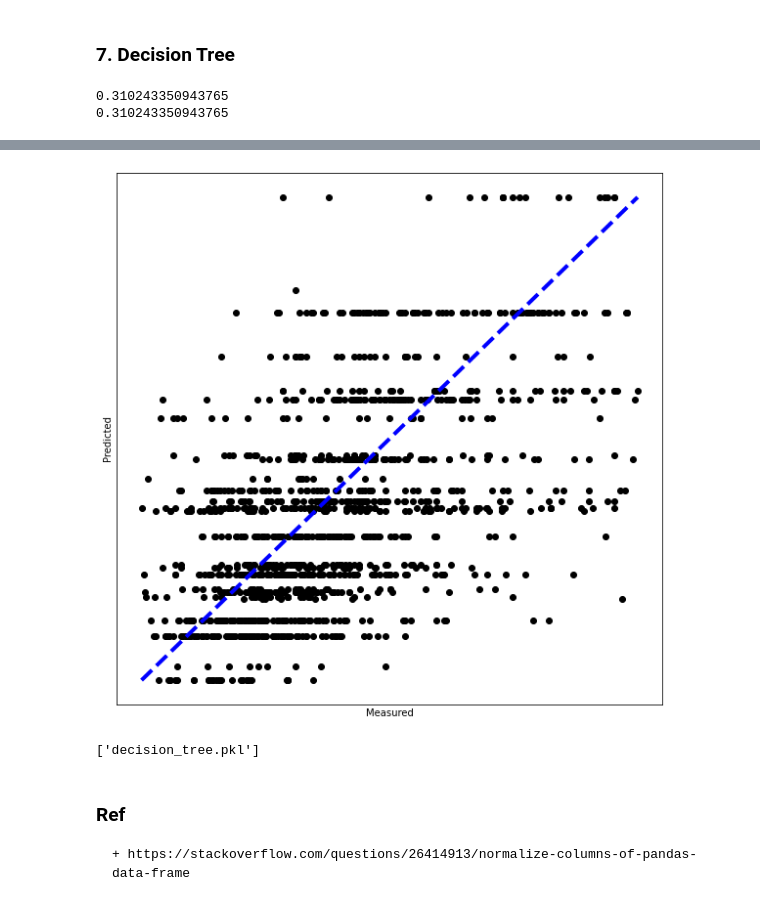
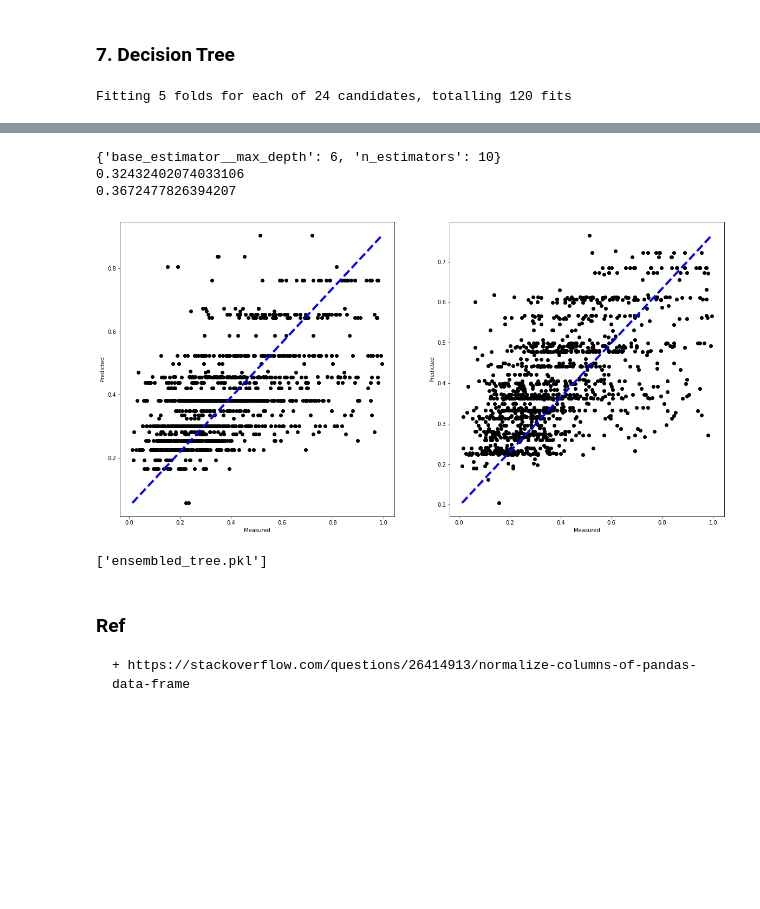
Before and after one commit to Kevin-Zhao-Github/s14lab2, a Jupyter notebook: lab2_pricing_houses.ipynb, the cells around one changed output, grey strips where cells are left out. Cells and saved outputs as stored; diff of their text form; code cells hidden in the pictures; blank space fills up the shorter version.

Commit message:
Added decision tree

```diff
--- a/lab2_pricing_houses.ipynb
+++ b/lab2_pricing_houses.ipynb
@@ -140,6 +141,8 @@ regr = linear_model.LinearRegression()
 
 label = ['SOLDPRICE']
 features = ['BEDS', 'BATHS', 'SQFT', 'AGE', 'LOTSIZE', 'GARAGE']
+# %%
+stats = {}
 # %%
 # Filter out empties
 
@@ -157,9 +160,14 @@ for f in features + label:
     # Interaction terms
 
     # Standardize
+    stats[f'{f}_mean'] = filter_data[f].mean()
+    stats[f'{f}_std'] = filter_data[f].std()
+
     filter_data[f] = (filter_data[f] - filter_data[f].mean()) / filter_data[f].std()
 
     # v. Normalize
+    stats[f'{f}_min'] = filter_data[f].min()
+    stats[f'{f}_max'] = filter_data[f].max()
     filter_data[f] = (filter_data[f] - filter_data[f].min()) / (filter_data[f].max() - filter_data[f].min())
 
 filter_data = filter_data.reset_index()
@@ -338,35 +349,49 @@ joblib.dump(regr, 'lin_regr.pkl')
 # Run DecisionTreeRegressor
 # HINT: https://scikit-learn.org/stable/modules/generated/sklearn.tree.DecisionTreeRegressor.html
 from sklearn.tree import DecisionTreeRegressor
+from sklearn.ensemble import AdaBoostRegressor
+from sklearn.model_selection import GridSearchCV
+
+params = {'base_estimator__max_depth': [3, 4, 5, 6], 'n_estimators': [10, 25, 50, 100, 200, 300]}
 
 # Create regressor
-regr = DecisionTreeRegressor(min_samples_split=int(len(features)/20)) # Model was overfitting otherwise
+regr1 = DecisionTreeRegressor(max_depth=5)
+regr2 = GridSearchCV(AdaBoostRegressor(DecisionTreeRegressor()), params, verbose=1)
 
 # Fit
-regr.fit(X_train, y_train)
+regr1.fit(X_train, np.ravel(y_train))
+regr2.fit(X_train, np.ravel(y_train))
 
 # Predictions
-preds = regr.predict(X_test)
+pred1 = regr1.predict(X_test)
+print(regr2.best_params_)
+pred2 = regr2.predict(X_test)
 
 # Score
-print(regr.score(X_test, y_test))
-print(r2_score(y_test, preds))
+print(r2_score(y_test, pred1))
+print(r2_score(y_test, pred2))
 
 # Plot outputs (matplotlab - above)
-plt.figure(figsize=(10, 10))
-plt.scatter(y_test, preds, color='black')
-plt.plot([y_test.min(), y_test.max()], [preds.min(), preds.max()], 'k--', lw=4, color='blue')
-
+fig = plt.figure(figsize=(20, 10))
+fig.add_subplot(1, 2, 1)
+plt.scatter(y_test, pred1, color='black')
+plt.plot([y_test.min(), y_test.max()], [pred1.min(), pred1.max()], 'k--', lw=4, color='blue')
 plt.ylabel('Predicted')
 plt.xlabel('Measured')
 
-plt.xticks(())
-plt.yticks(())
+fig.add_subplot(1, 2, 2)
+plt.scatter(y_test, pred2, color='black')
+plt.plot([y_test.min(), y_test.max()], [pred2.min(), pred2.max()], 'k--', lw=4, color='blue')
+plt.ylabel('Predicted')
+plt.xlabel('Measured')
+
+#plt.xticks(())
+#plt.yticks(())
 
 plt.show()
 
 # Download model as pkl file
-joblib.dump(regr, 'decision_tree.pkl')
+joblib.dump(regr1, 'single_tree.pkl')
+joblib.dump(regr2, 'ensembled_tree.pkl')
 # %% [output]
-0.310243350943765
-0.310243350943765
+Fitting 5 folds for each of 24 candidates, totalling 120 fits
@@ -373,5 +400,8 @@ joblib.dump(regr, 'decision_tree.pkl')
+{'base_estimator__max_depth': 6, 'n_estimators': 10}
+0.32432402074033106
+0.3672477826394207
-[figure, old version]
+[figure, new version]
-['decision_tree.pkl']
+['ensembled_tree.pkl']
 # %% [markdown]
 ### Ref
     + https://stackoverflow.com/questions/26414913/normalize-columns-of-pandas-data-frame
```
Also changed, not shown: parts of 5 cells of this notebook, 7 other files.
